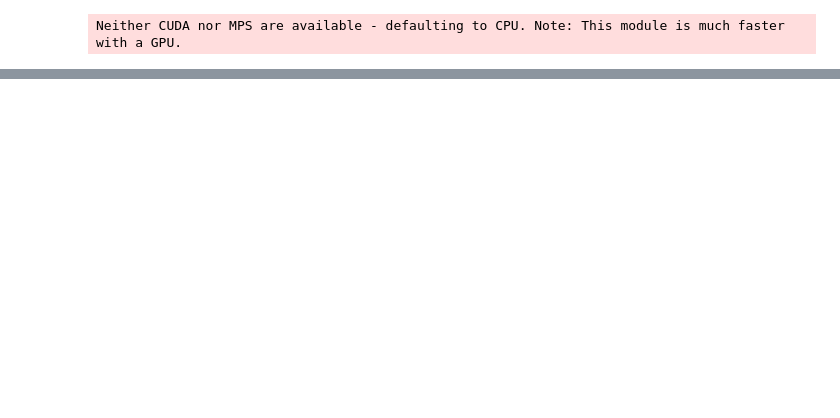
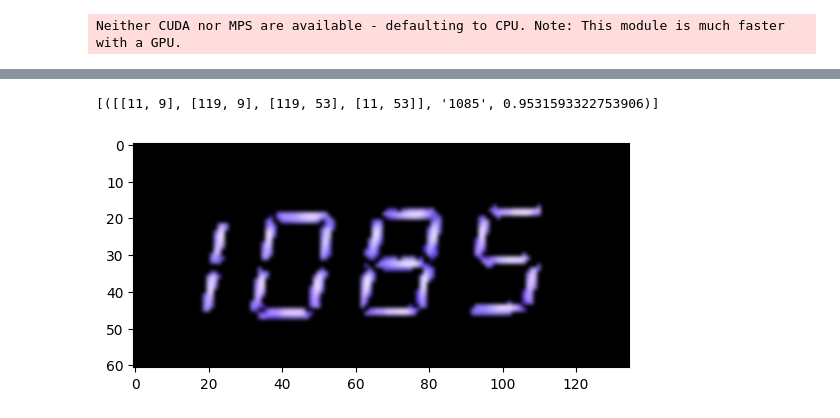
Before and after one commit to Jliporace/reading-kiln-termostat, a Jupyter notebook: notebooks/OCR_easyOCR.ipynb, the cells around one changed output, grey strips where cells are left out. Drawn from its saved outputs; the diff is of its cells as text; code cells hidden in the pictures; blank space fills up the shorter version.

```diff
--- a/notebooks/OCR_easyOCR.ipynb
+++ b/notebooks/OCR_easyOCR.ipynb
@@ -13,0 +51,20 @@ numbers = "/home/jessica/Pictures/Screenshots/framed-picture-day.png"
+# %%
+image = cv2.imread(red1)
+
+# Define the lower and upper bounds for the white color
+# Since white is (255, 255, 255) in BGR, use a range close to it
+lower_white = np.array([50, 50, 210], dtype=np.uint8)
+upper_white = np.array([255, 255, 255], dtype=np.uint8)
+
+# Create a mask to filter out white pixels
+mask = cv2.inRange(image, lower_white, upper_white)
+
+# Optionally, apply the mask to the original image to extract only white areas
+white_pixels = cv2.bitwise_and(image, image, mask=mask)
+ocr = reader.readtext(white_pixels, allowlist='0123456789')
+plt.imshow(white_pixels, cmap = 'gray', interpolation = 'bicubic')
+
+ocr
+# %% [output]
+[([[11, 9], [119, 9], [119, 53], [11, 53]], '1085', 0.9531593322753906)]
+[figure, added]
```
Also changed, not shown: parts of 14 cells of this notebook, 4 other files.
